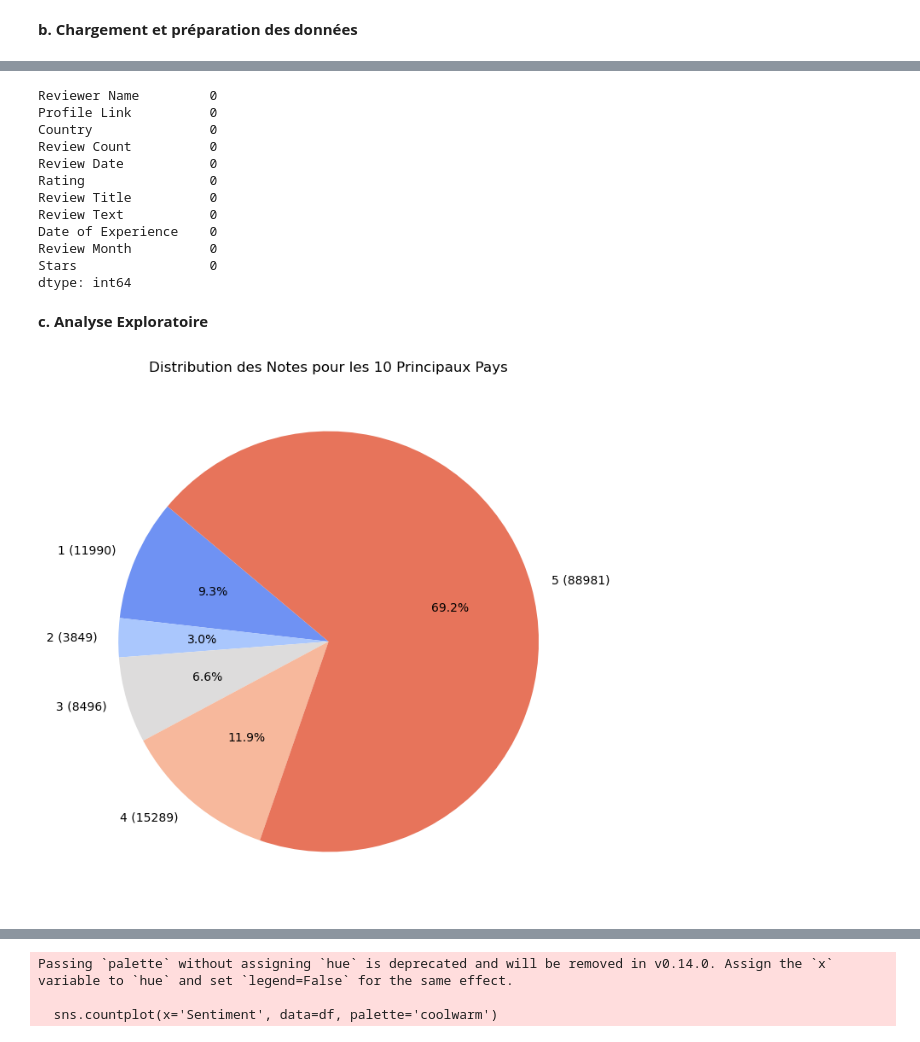
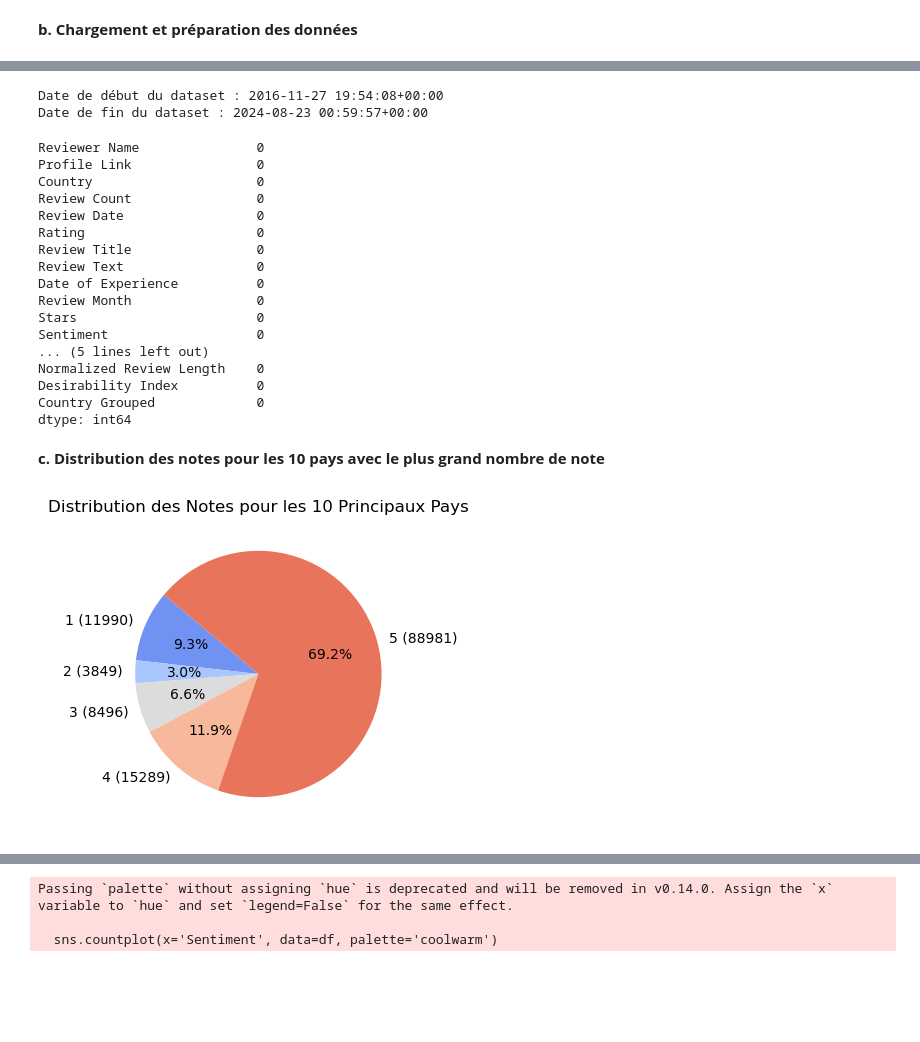
Before and after one commit to MaevaEbengue/Fashion_Nova_Brand_Desirability_Index, a Jupyter notebook: Fashion_Nova_Brand_Desirability_Index.ipynb, the cells around one changed output, grey strips where cells are left out. Drawn from its saved outputs; the diff is of its cells as text; code cells hidden in the pictures; blank space fills up the shorter version.

```diff
--- a/Fashion_Nova_Brand_Desirability_Index.ipynb
+++ b/Fashion_Nova_Brand_Desirability_Index.ipynb
@@ -40,7 +41,7 @@ df.head()
 | 3 | R.G.M | /users/66c58ad1c6ab36352a08f57a | US | 1 review | 2024-08-21T08:36:03.000Z | Rated 5 out of 5 stars | Great customer service | Great customer service. I was hel... | ... |
 | 4 | Rosalyn Cousar | /users/60ad4b6ef3788e001adbb8e3 | US | 5 reviews | 2024-08-22T00:46:16.000Z | Rated 3 out of 5 stars | False advertising | Disappointing experience. You don... | ... |
 # %%
-# Nettoyer les données (dans un premier temps on va supprimer certaines valeurs manquantes)
+# Nettoyer les données
 df = df.dropna(subset=['Review Text', 'Rating'])
 
 # Remplacer les valeurs manquantes
@@ -48,55 +49,67 @@ df['Country'] = df['Country'].fillna('Unknown')
 df['Reviewer Name'] = df['Reviewer Name'].fillna('Unknown')
 df['Review Title'] = df['Review Title'].fillna('No Title')
 
-# vu que les dates ne sont pas au bon format on Convertit les colonnes de date en format datetime
-df['Review Date'] = pd.to_datetime(df['Review Date'])
-df['Date of Experience'] = pd.to_datetime(df['Date of Experience'])
+# Convertir les colonnes de date en format datetime avec le format spécifié
+df['Review Date'] = pd.to_datetime(df['Review Date'], format='%Y-%m-%d')  # Ajustez le format selon vos données
+df['Date of Experience'] = pd.to_datetime(df['Date of Experience'], format='%Y-%m-%d')
+
+# Obtenir la date de début et de fin
+date_debut = df['Review Date'].min()
+date_fin = df['Review Date'].max()
+
+print(f"Date de début du dataset : {date_debut}")
+print(f"Date de fin du dataset : {date_fin}")
 
 # Extraire le mois et l'année de la colonne 'Review Date'
 df['Review Month'] = df['Review Date'].dt.to_period('M')
 
+# Extraire la note (nombre d'étoiles) à partir de la colonne Rating
+df['Stars'] = df['Rating'].str.extract(r'(\d+)').astype(int)
 
-
-# enfin on extrait la note (nombre d'étoiles) à partir de la colonne Rating
-df['Stars'] = df['Rating'].str.extract(r'(\d+)').astype(int)
-#nombre de valeurs manquantes par colonne
-
+# Nombre de valeurs manquantes par colonne
 missing_values = df.isnull().sum()
 print(missing_values)
 # %% [output]
-Reviewer Name         0
-Profile Link          0
-Country               0
-Review Count          0
-Review Date           0
-Rating                0
-Review Title          0
-Review Text           0
-Date of Experience    0
-Review Month          0
-Stars                 0
-dtype: int64
+Date de début du dataset : 2016-11-27 19:54:08+00:00
+Date de fin du dataset : 2024-08-23 00:59:57+00:00
+Reviewer Name               0
+Profile Link                0
+Country                     0
+Review Count                0
+Review Date                 0
+Rating                      0
+Review Title                0
+Review Text                 0
+Date of Experience          0
+Review Month                0
+Stars                       0
+Sentiment                   0
+... (5 lines left out)
+Normalized Review Length    0
+Desirability Index          0
+Country Grouped             0
+dtype: int64
 # %% [markdown]
-**c. Analyse Exploratoire**
+**c. Distribution des notes pour les 10 pays avec le plus grand nombre de note**
 # %%
 # Filtrer les 10 pays avec le plus grand nombre de notes
 top_countries = df['Country'].value_counts().head(10).index
 filtered_df = df[df['Country'].isin(top_countries)]
 
 # Calculer la distribution des notes pour ces pays
 note_distribution = filtered_df.groupby('Country')['Stars'].value_counts().unstack().fillna(0)
 
 # Préparer les données pour le graphique
 note_distribution = note_distribution.sum(axis=0)  # Somme des notes pour chaque catégorie
 labels = [f'{note} ({count})' for note, count in note_distribution.items()]
 
 # Définir une palette de couleurs
 palette = sns.color_palette('coolwarm', n_colors=len(note_distribution))
 
 # Créer le graphique en camembert
-plt.figure(figsize=(10, 8))
+plt.figure(figsize=(6, 4))
 plt.pie(note_distribution, labels=labels, autopct='%1.1f%%', colors=palette, startangle=140)
 plt.title('Distribution des Notes pour les 10 Principaux Pays')
 plt.show()
 # %% [output]
-[figure, old version]
+[figure, new version]
```
Also changed, not shown: parts of 20 cells of this notebook.
